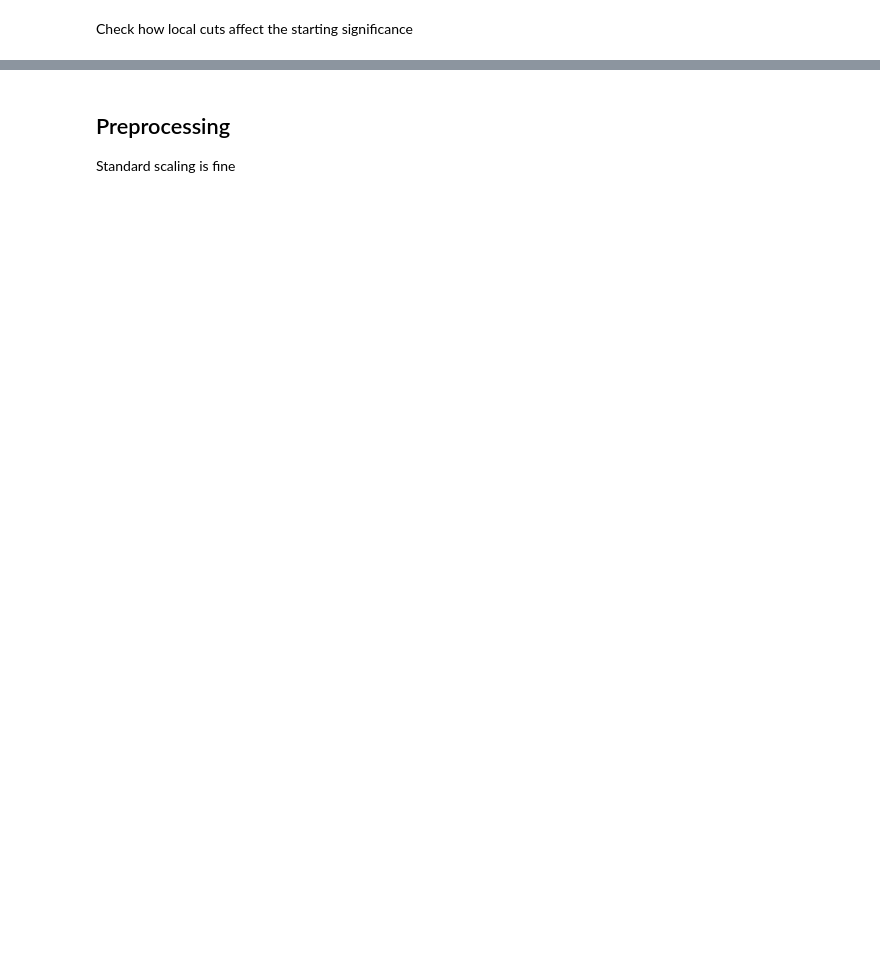
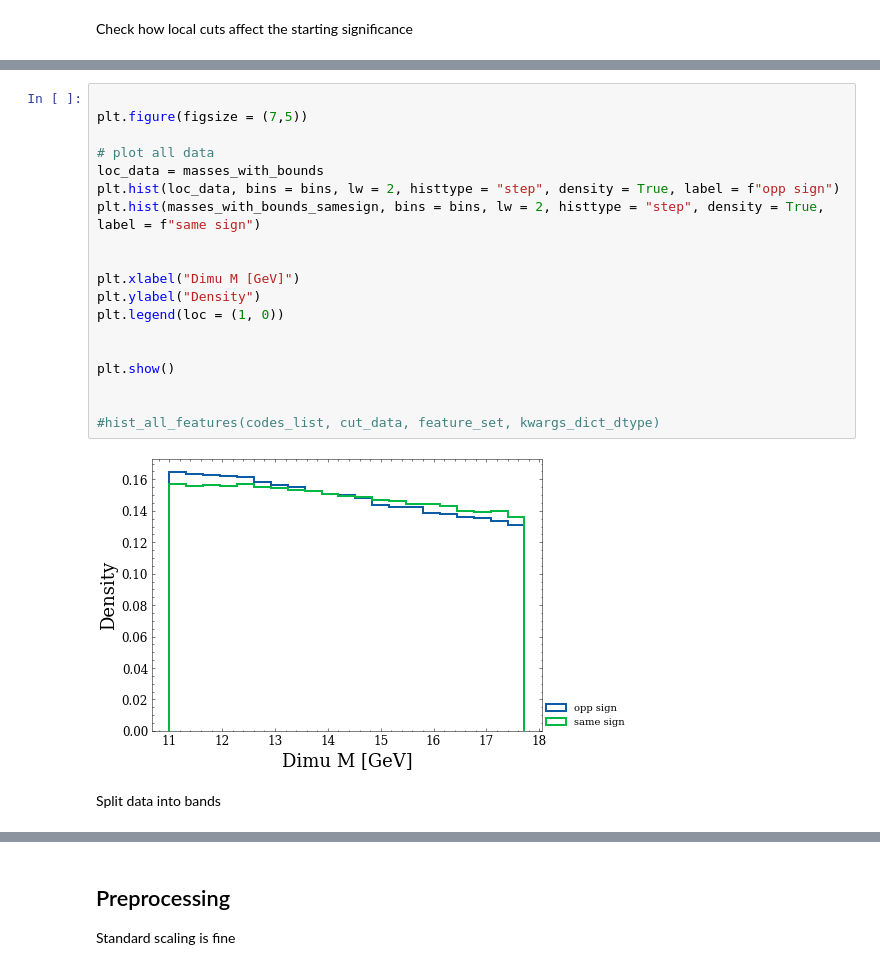
Before and after one commit to hep-lbdl/dimuonAD, a Jupyter notebook: 04_preprocess_data_for_bump_hunt.ipynb, the cells around one changed output, grey strips where cells are left out. Saved outputs shown, nothing was run; the diff lists cells and outputs as text; blank space fills up the shorter version.

```diff
--- a/04_preprocess_data_for_bump_hunt.ipynb
+++ b/04_preprocess_data_for_bump_hunt.ipynb
@@ -194 +167,24 @@ plt.show()
+# %%
+
+plt.figure(figsize = (7,5))
+
+# plot all data
+loc_data = masses_with_bounds
+plt.hist(loc_data, bins = bins, lw = 2, histtype = "step", density = True, label = f"opp sign")
+plt.hist(masses_with_bounds_samesign, bins = bins, lw = 2, histtype = "step", density = True, label = f"same sign")
+
+
+plt.xlabel("Dimu M [GeV]")
+plt.ylabel("Density")
+plt.legend(loc = (1, 0))
+
+
+plt.show()
+
+
+#hist_all_features(codes_list, cut_data, feature_set, kwargs_dict_dtype)
+# %% [output]
+[figure, added]
+# %% [markdown]
+Split data into bands
 # %%
```
Also changed, not shown: parts of 17 cells of this notebook.
